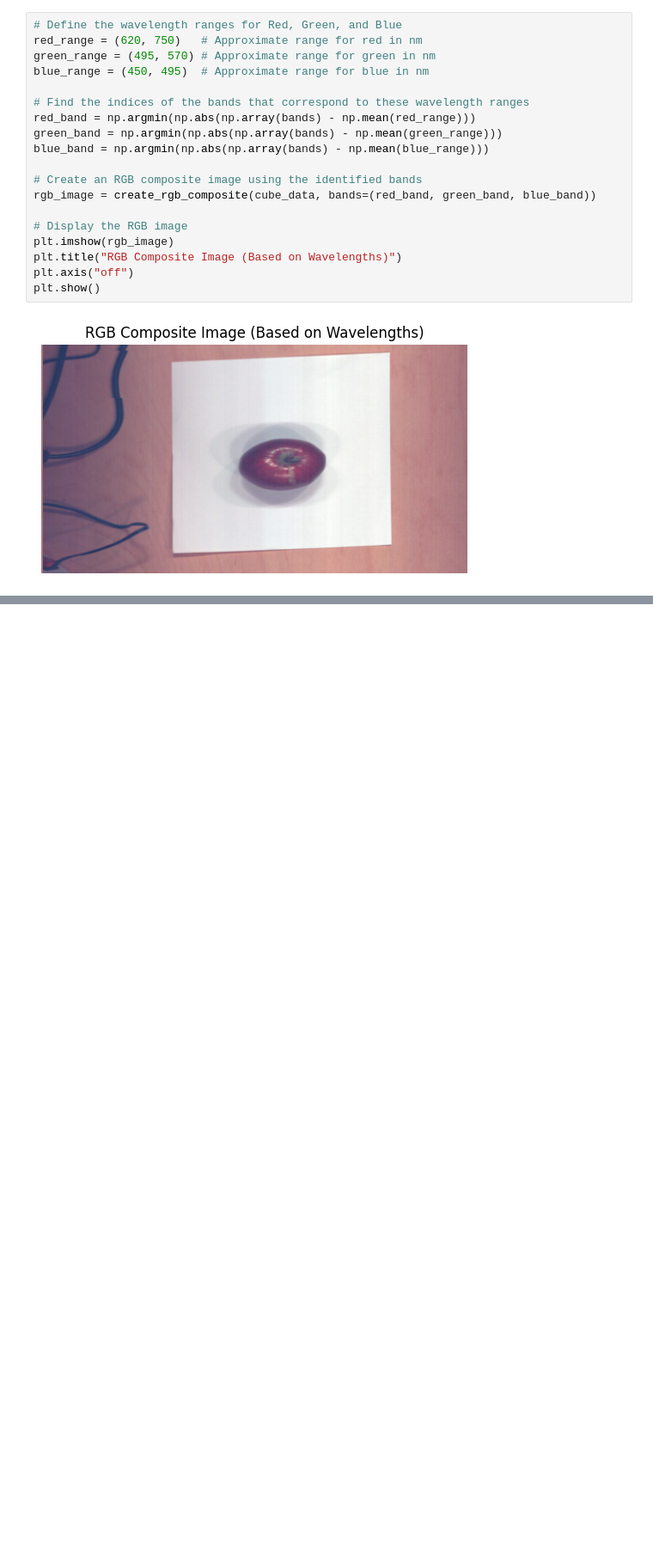
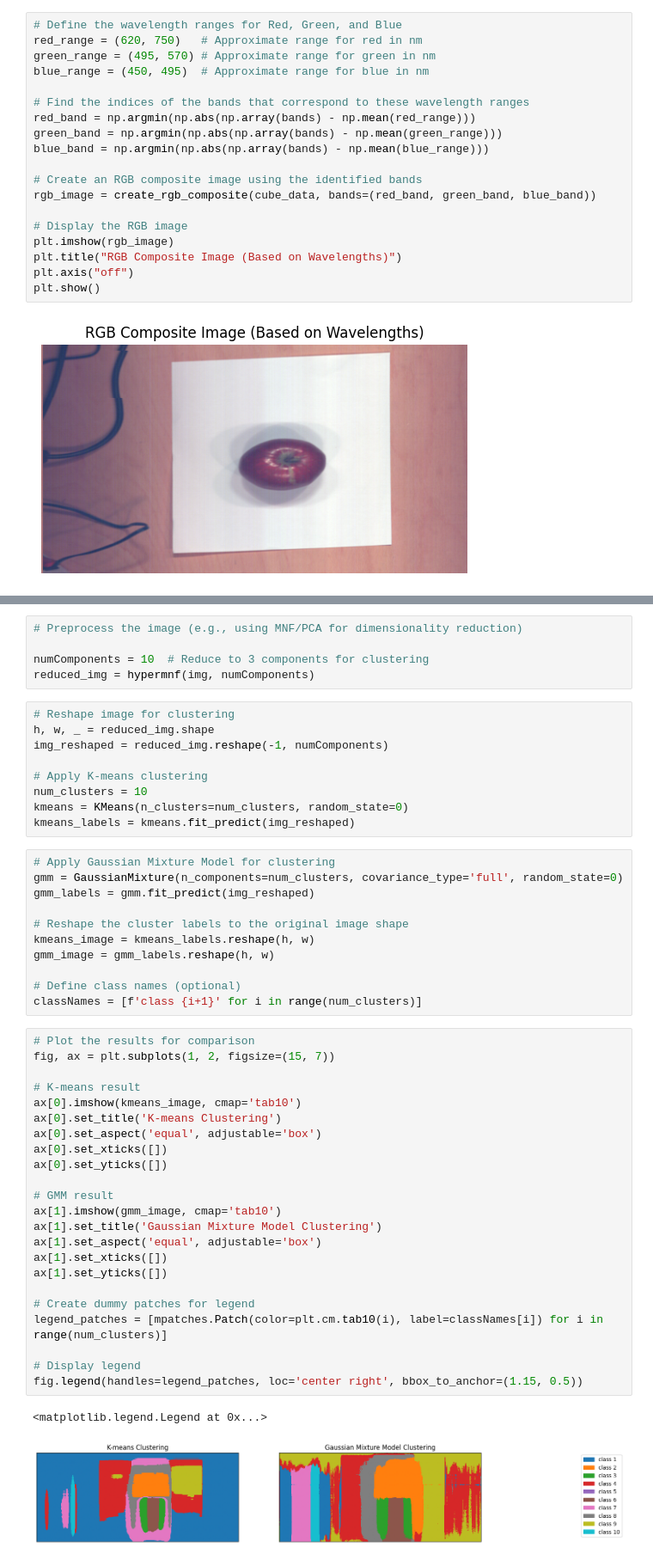
Before and after one commit to Hezengin/HSI-Sortingsystem, a Jupyter notebook: hsi_data_analysis.ipynb, the cells around one changed output, grey strips where cells are left out. Shown: that part at 86% size. Drawn from its saved outputs; the diff is of its cells as text; blank space fills up the shorter version.

```diff
--- a/hsi_data_analysis.ipynb
+++ b/hsi_data_analysis.ipynb
@@ -154,0 +246,51 @@ plt.show()
+# %%
+# Preprocess the image (e.g., using MNF/PCA for dimensionality reduction)
+
+numComponents = 10  # Reduce to 3 components for clustering
+reduced_img = hypermnf(img, numComponents)
+# %%
+# Reshape image for clustering
+h, w, _ = reduced_img.shape
+img_reshaped = reduced_img.reshape(-1, numComponents)
+
+# Apply K-means clustering
+num_clusters = 10
+kmeans = KMeans(n_clusters=num_clusters, random_state=0)
+kmeans_labels = kmeans.fit_predict(img_reshaped)
+# %%
+# Apply Gaussian Mixture Model for clustering
+gmm = GaussianMixture(n_components=num_clusters, covariance_type='full', random_state=0)
+gmm_labels = gmm.fit_predict(img_reshaped)
+
+# Reshape the cluster labels to the original image shape
+kmeans_image = kmeans_labels.reshape(h, w)
+gmm_image = gmm_labels.reshape(h, w)
+
+# Define class names (optional)
+classNames = [f'class {i+1}' for i in range(num_clusters)]
+# %%
+# Plot the results for comparison
+fig, ax = plt.subplots(1, 2, figsize=(15, 7))
+
+# K-means result
+ax[0].imshow(kmeans_image, cmap='tab10')
+ax[0].set_title('K-means Clustering')
+ax[0].set_aspect('equal', adjustable='box')
+ax[0].set_xticks([])
+ax[0].set_yticks([])
+
+# GMM result
+ax[1].imshow(gmm_image, cmap='tab10')
+ax[1].set_title('Gaussian Mixture Model Clustering')
+ax[1].set_aspect('equal', adjustable='box')
+ax[1].set_xticks([])
+ax[1].set_yticks([])
+
+# Create dummy patches for legend
+legend_patches = [mpatches.Patch(color=plt.cm.tab10(i), label=classNames[i]) for i in range(num_clusters)]
+
+# Display legend
+fig.legend(handles=legend_patches, loc='center right', bbox_to_anchor=(1.15, 0.5))
+# %% [output]
+<matplotlib.legend.Legend at 0x...>
+[figure, added]
```
Also changed, not shown: parts of 6 cells of this notebook.
